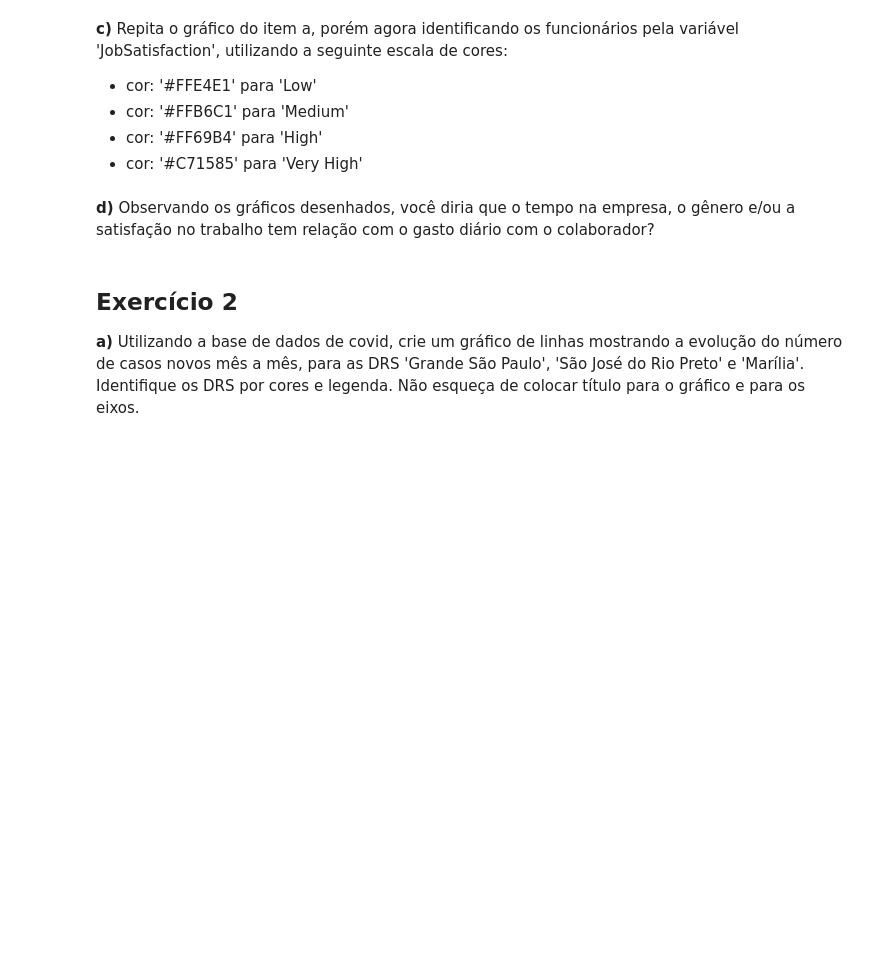
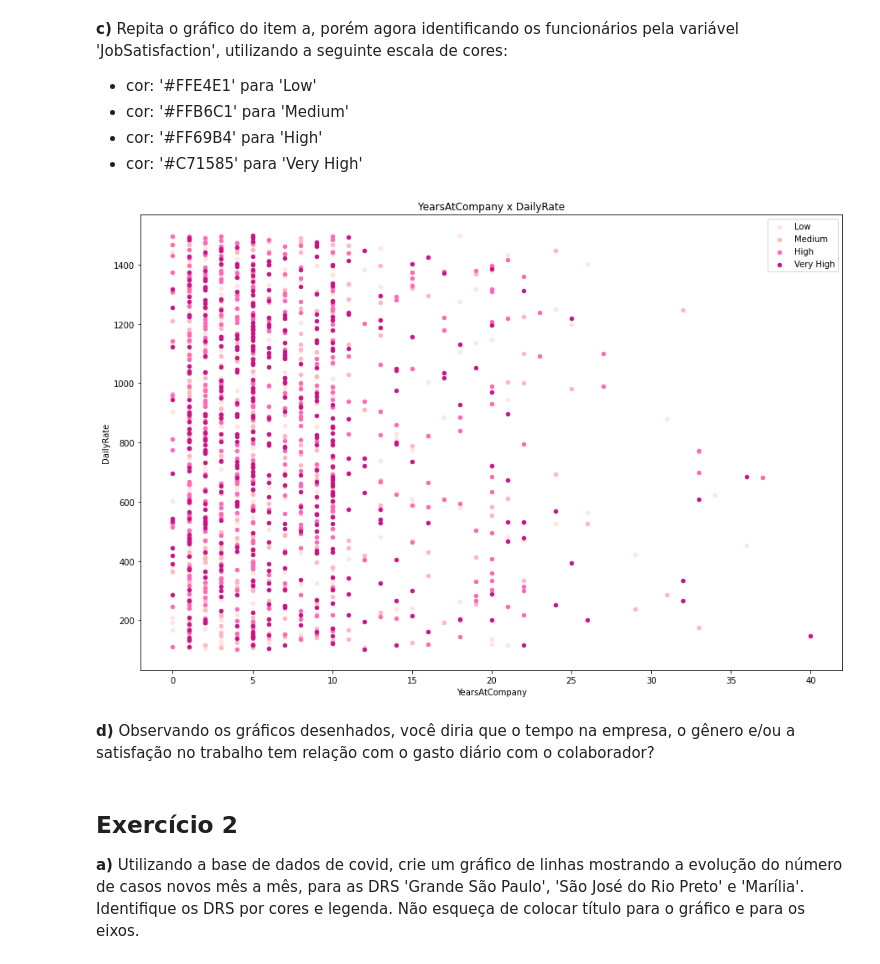
Before and after one commit to xIanborges/Modulo-5-Lets-Code, a Jupyter notebook: Aula 1 - Exercícios.ipynb, the cells around one changed output. Drawn from its saved outputs; the diff is of its cells as text; code cells hidden in the pictures; blank space fills up the shorter version.

```diff
--- a/Aula 1 - Exercícios.ipynb
+++ b/Aula 1 - Exercícios.ipynb
@@ -98,6 +109,13 @@ utilizando a seguinte escala de cores:
 - cor: '#FFB6C1' para 'Medium'
 - cor: '#FF69B4' para 'High'
 - cor: '#C71585' para 'Very High'
+# %%
+a = df1[df1['JobSatisfaction'] == 1].plot(x='YearsAtCompany', y='DailyRate', kind='scatter', title='YearsAtCompany x DailyRate', figsize = (15,10), color ='#FFE4E1', label = 'Low')
+b = df1[df1['JobSatisfaction'] == 2].plot(x='YearsAtCompany', y='DailyRate', kind='scatter', title='YearsAtCompany x DailyRate', figsize = (15,10), color = '#FFB6C1',label = 'Medium', ax = a)
+c = df1[df1['JobSatisfaction'] == 3].plot(x='YearsAtCompany', y='DailyRate', kind='scatter', title='YearsAtCompany x DailyRate', figsize = (15,10), color = '#FF69B4', label = 'High', ax = b)
+d = df1[df1['JobSatisfaction'] == 4].plot(x='YearsAtCompany', y='DailyRate', kind='scatter', title='YearsAtCompany x DailyRate', figsize = (15,10), color = '#C71585', label = 'Very High', ax = c)
+# %% [output]
+[figure, added]
 # %% [markdown]
 **d)** Observando os gráficos desenhados, você diria que o tempo na empresa, o gênero e/ou a satisfação no trabalho tem relação com o gasto diário com o colaborador?
 # %% [markdown]
```
Also changed, not shown: parts of 12 cells of this notebook, 3 other files.
